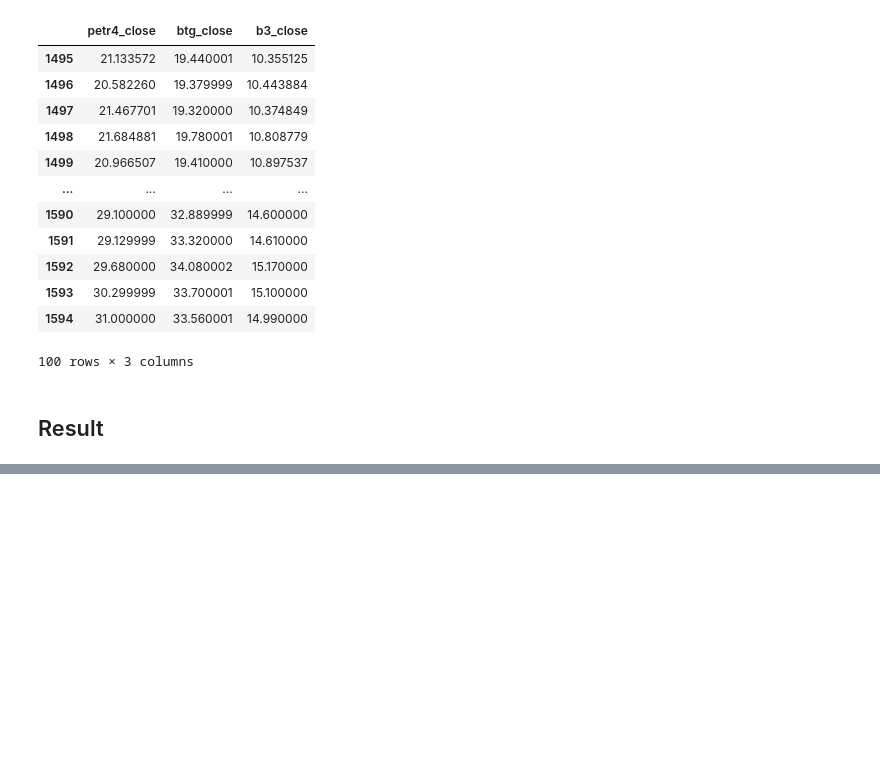
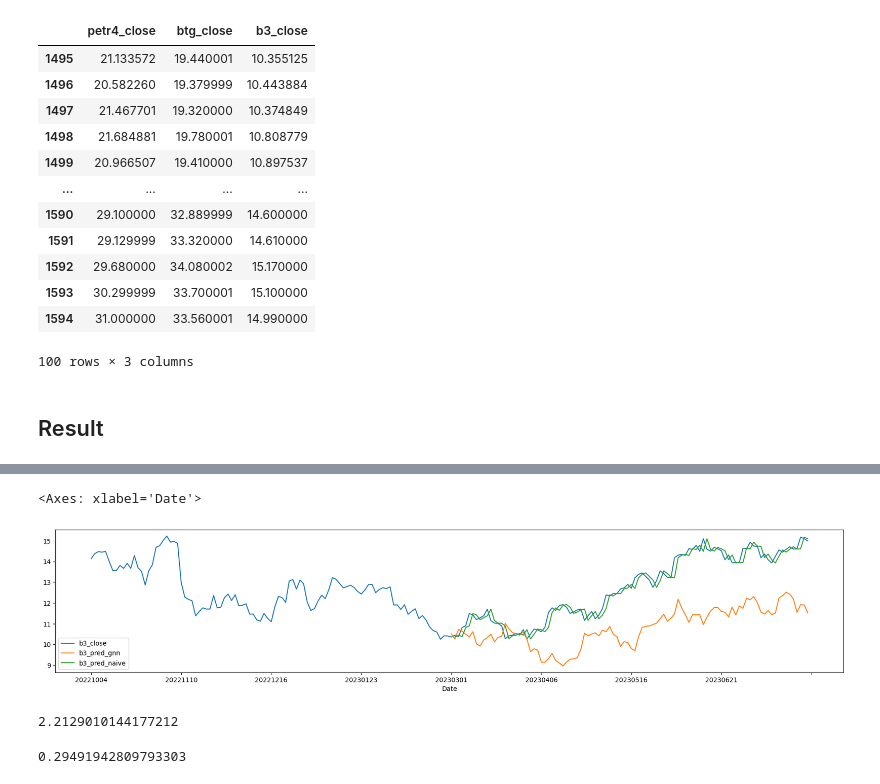
Before and after one commit to valentincthrn/StockMarketGNN, a Jupyter notebook: src/poc.ipynb, the cells around one changed output, grey strips where cells are left out. Cells and saved outputs as stored; diff of their text form; code cells hidden in the pictures; blank space fills up the shorter version.

```diff
--- a/src/poc.ipynb
+++ b/src/poc.ipynb
@@ -264,6 +264,6 @@ for i, data in tqdm(enumerate(batch_test.to_data_list())): # Iterate over each g
 
     preds.append(out)
 
-df_pred = pd.DataFrame(np.squeeze(np.array(preds)), columns = ["petr4_pred", "btg_pred", "b3_pred"])
+df_pred = pd.DataFrame(np.squeeze(np.array(preds)), columns = ["petr4_pred_gnn", "btg_pred_gnn", "b3_pred_gnn"])
 # %% [markdown]
 ## Result
@@ -329,0 +270,2 @@ batch = geom_data.Batch.from_data_list(data_list)
+# %%
+df_final = pd.concat([df.iloc[-100:, 0].reset_index().drop(columns="index"), testset.reset_index().drop(columns="index"), df_pred], axis=1)
@@ -329,0 +288,11 @@ batch = geom_data.Batch.from_data_list(data_list)
+# %%
+col = "b3"
+true_col = col + "_close"
+pred_gnn_col = col + "_pred_gnn"
+pred_naive_col = col + "_pred_naive"
+date_col = "Date"
+
+res_pred = df_final[[date_col, true_col, pred_gnn_col]]
+
+# Add naive baseline
+res_pred[pred_naive_col] = res_pred[true_col].shift(1)
@@ -329,0 +305,2 @@ batch = geom_data.Batch.from_data_list(data_list)
+# %%
+df_all = df[[date_col, true_col]].merge(res_pred[[date_col, pred_gnn_col, pred_naive_col]], on=date_col, how="left")
@@ -329,0 +323,16 @@ batch = geom_data.Batch.from_data_list(data_list)
+# %%
+# Overlay the predicted data
+df_all.iloc[-200:,:].set_index("Date").plot(figsize=(22,4))
+# %% [output]
+<Axes: xlabel='Date'>
+[figure, added]
+# %%
+rmse_gnn = ((res_pred[pred_gnn_col] - res_pred[true_col]) ** 2).mean() ** .5
+rmse_gnn
+# %% [output]
+2.2129010144177212
+# %%
+rmse_naive = ((res_pred[pred_naive_col] - res_pred[true_col]) ** 2).mean() ** .5
+rmse_naive
+# %% [output]
+0.29491942809793303
```
Also changed, not shown: parts of 7 cells of this notebook.
